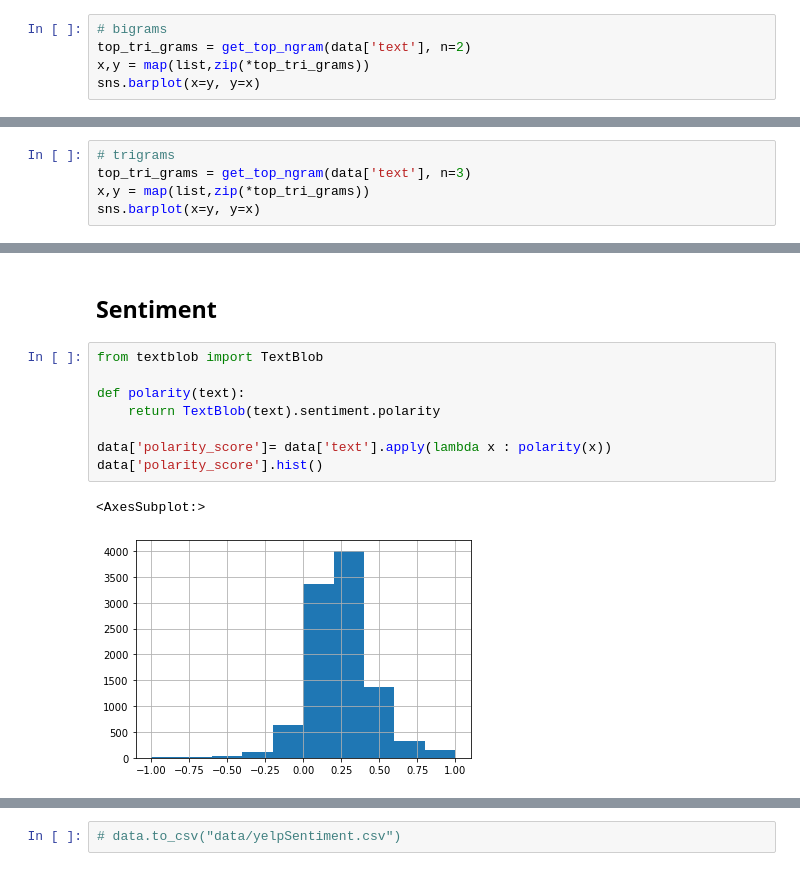
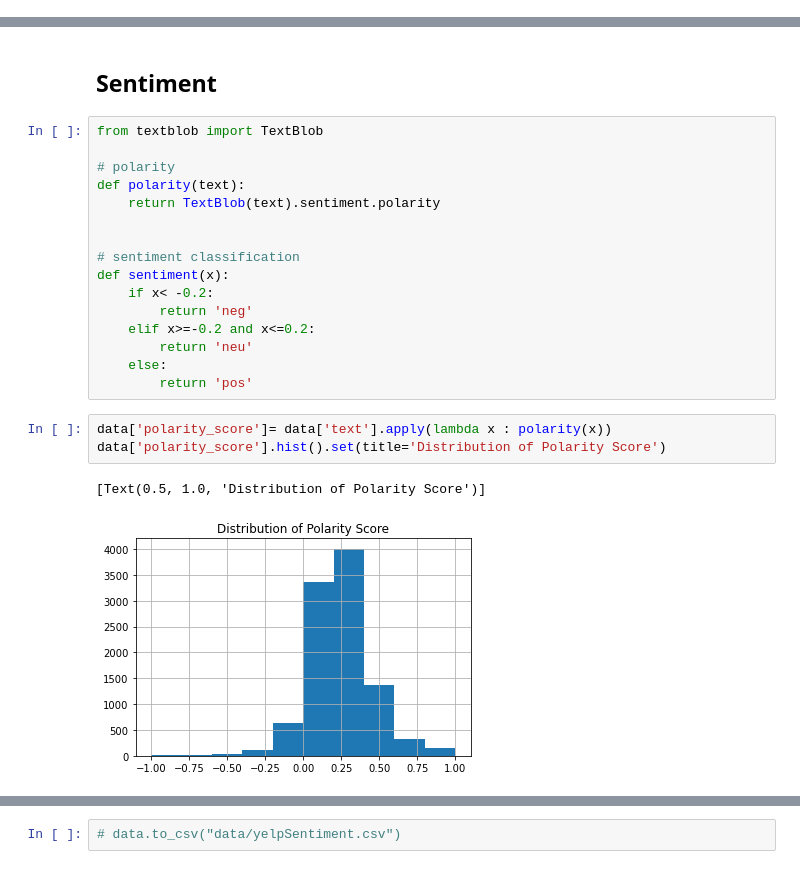
Before and after one commit to echemochek/nlp-albumentation-with-yelp-reviews, a Jupyter notebook: nlp_albumentation_yelp.ipynb, the cells around one changed output, grey strips where cells are left out. Cells and saved outputs as stored; diff of their text form.

```diff
--- a/nlp_albumentation_yelp.ipynb
+++ b/nlp_albumentation_yelp.ipynb
@@ -119,8 +94,3 @@ def get_top_ngram(corpus, n=None):
                   for word, idx in vec.vocabulary_.items()]
     words_freq =sorted(words_freq, key = lambda x: x[1], reverse=True)
     return words_freq[:10]
-# %%
-# bigrams
-top_tri_grams = get_top_ngram(data['text'], n=2)
-x,y = map(list,zip(*top_tri_grams))
-sns.barplot(x=y, y=x)
@@ -130,5 +96,0 @@ sns.barplot(x=y, y=x)
-# %%
-# trigrams
-top_tri_grams = get_top_ngram(data['text'], n=3)
-x,y = map(list,zip(*top_tri_grams))
-sns.barplot(x=y, y=x)
@@ -231,14 +181,25 @@ show_wordcloud(corpus)
 # %% [markdown]
 ## Sentiment
+# %%
+from textblob import TextBlob
+
+# polarity
+def polarity(text):
+    return TextBlob(text).sentiment.polarity
+
+
+# sentiment classification
+def sentiment(x):
+    if x< -0.2:
+        return 'neg'
+    elif x>=-0.2 and x<=0.2:
+        return 'neu'
+    else:
+        return 'pos'
 # %%
-from textblob import TextBlob
-
-def polarity(text):
-    return TextBlob(text).sentiment.polarity
-
 data['polarity_score']= data['text'].apply(lambda x : polarity(x))
-data['polarity_score'].hist()
+data['polarity_score'].hist().set(title='Distribution of Polarity Score')
 # %% [output]
-<AxesSubplot:>
+[Text(0.5, 1.0, 'Distribution of Polarity Score')]
-[figure, old version]
+[figure, new version]
 # %%
```
Also changed, not shown: parts of 62 cells of this notebook, 1 other file.
